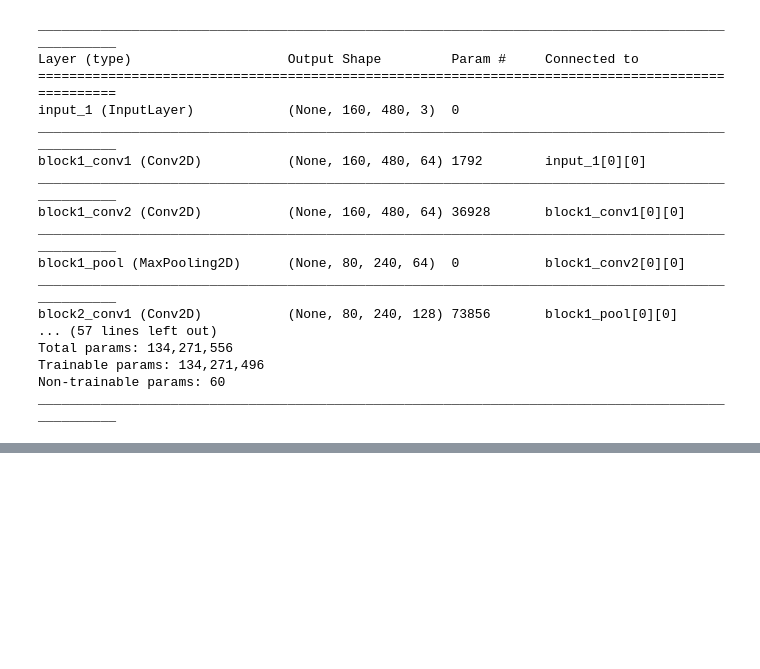
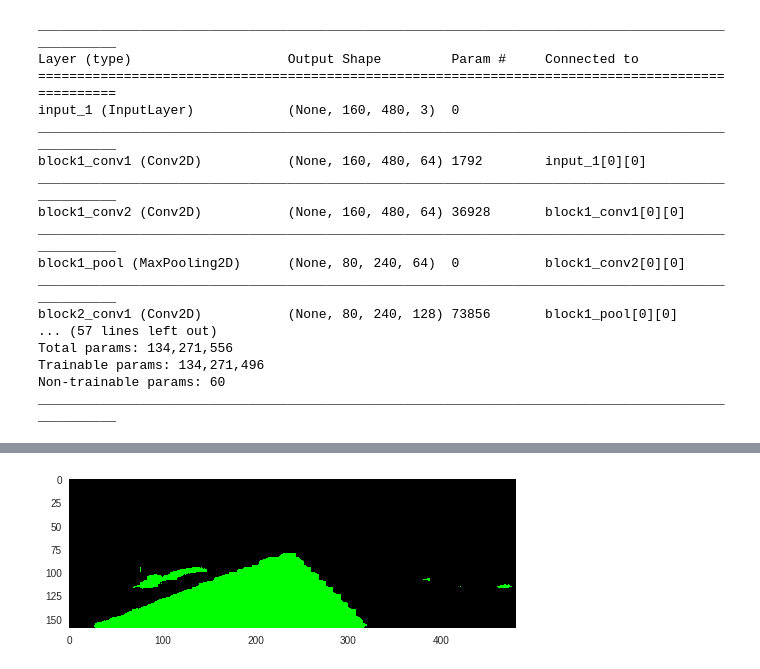
Before and after one commit to JustinHeaton/fully-convolutional-networks, a Jupyter notebook: FCN8.ipynb, the cells around one changed output, grey strips where cells are left out. Cells and saved outputs as stored; diff of their text form; code cells hidden in the pictures; blank space fills up the shorter version.

```diff
--- a/FCN8.ipynb
+++ b/FCN8.ipynb
@@ -200,0 +229,6 @@ plt.imshow(output);
+# %%
+# Train for 10 more epochs just to see what happens.
+fcn8_history2 = fcn8.fit_generator(train_generator, steps_per_epoch = num_training//batch_size,
+                    epochs = 35, verbose = 1, validation_data = val_generator,
+                    validation_steps = (num_samples - num_training)//batch_size, callbacks=[checkpoint],
+                                   initial_epoch=30)
@@ -200,0 +246,9 @@ plt.imshow(output);
+# %%
+pred = fcn8.predict(test_image.reshape(1,160,480,3))
+mask = np.dstack((np.zeros_like(pred[0,:,:,0]),
+                 np.round(pred[0,:,:,1]),
+                 np.zeros_like(pred[0,:,:,0])))
+plt.grid('off')
+plt.imshow(mask.astype('uint8')*255);
+# %% [output]
+[figure, added]
```
Also changed, not shown: parts of 15 cells of this notebook, 2 other files.
